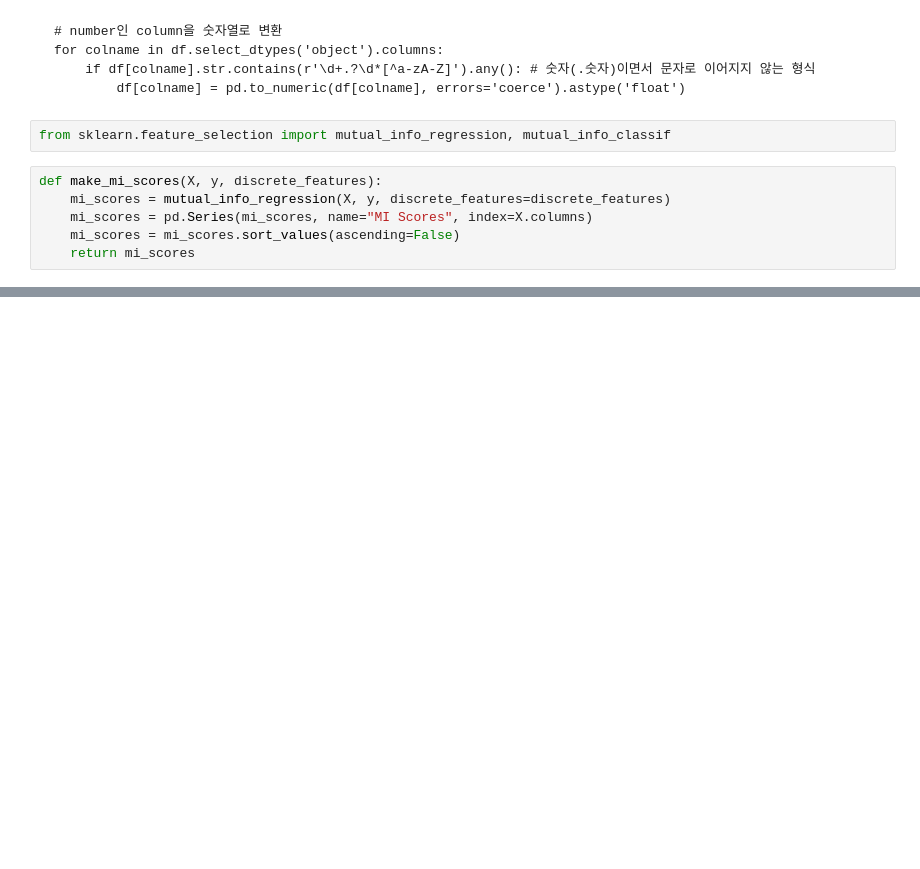
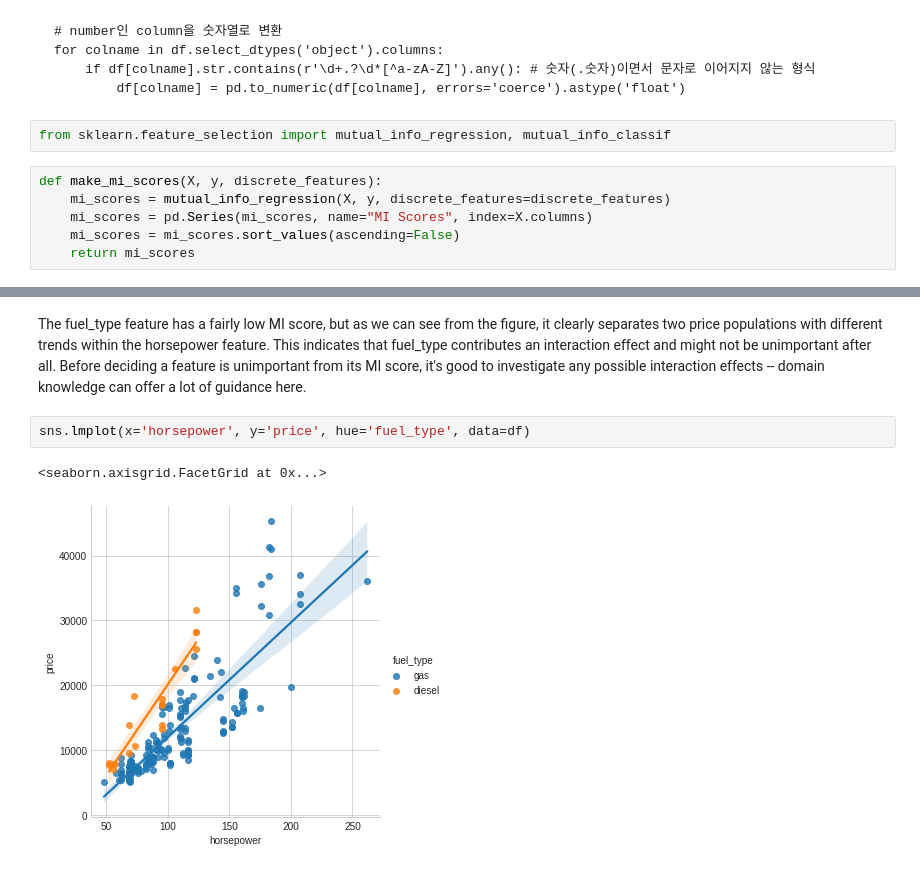
Before and after one commit to fasthill/My-gist, a Jupyter notebook: eda_plot/kaggle_fe_begin_course.ipynb, the cells around one changed output, grey strips where cells are left out. Cells and saved outputs as stored; diff of their text form; blank space fills up the shorter version.

```diff
--- a/eda_plot/kaggle_fe_begin_course.ipynb
+++ b/eda_plot/kaggle_fe_begin_course.ipynb
@@ -142,0 +166,7 @@ Name: MI Scores, dtype: float64
+# %% [markdown]
+The fuel_type feature has a fairly low MI score, but as we can see from the figure, it clearly separates two price populations with different trends within the horsepower feature. This indicates that fuel_type contributes an interaction effect and might not be unimportant after all. Before deciding a feature is unimportant from its MI score, it's good to investigate any possible interaction effects -- domain knowledge can offer a lot of guidance here.
+# %%
+sns.lmplot(x='horsepower', y='price', hue='fuel_type', data=df)
+# %% [output]
+<seaborn.axisgrid.FacetGrid at 0x...>
+[figure, added]
```
Also changed, not shown: parts of 6 cells of this notebook.
